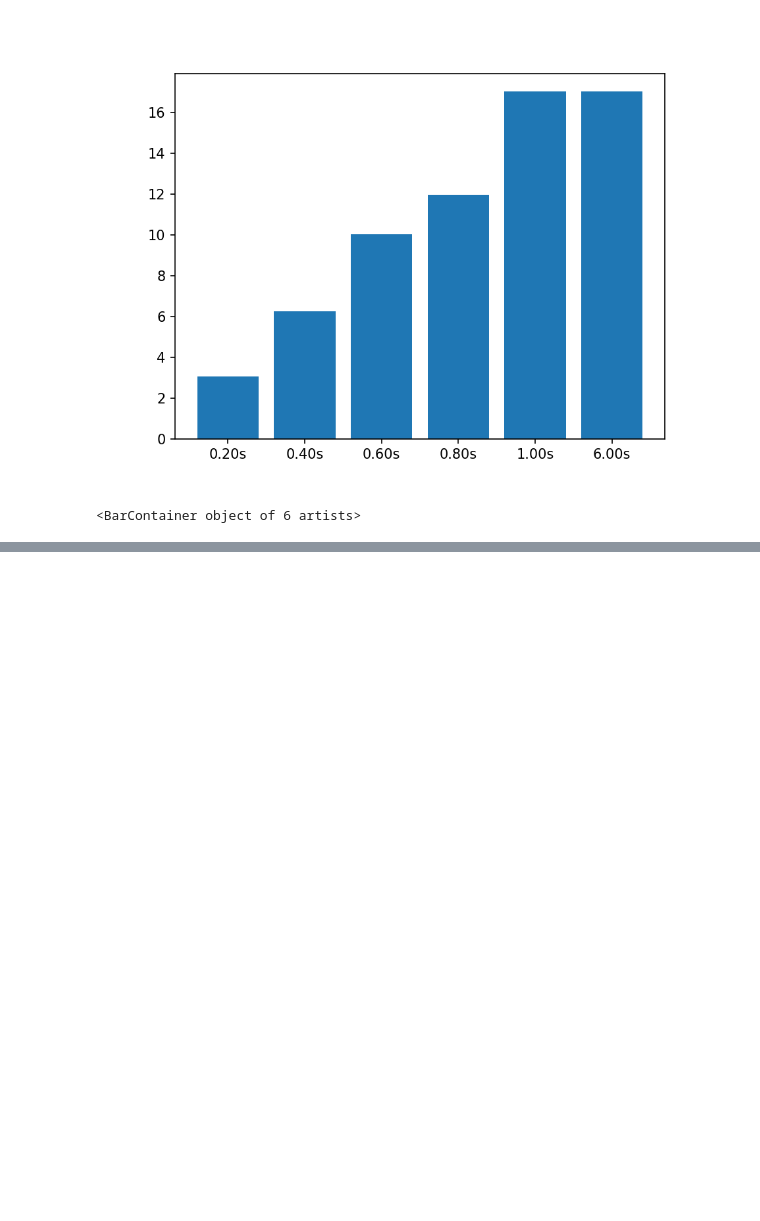
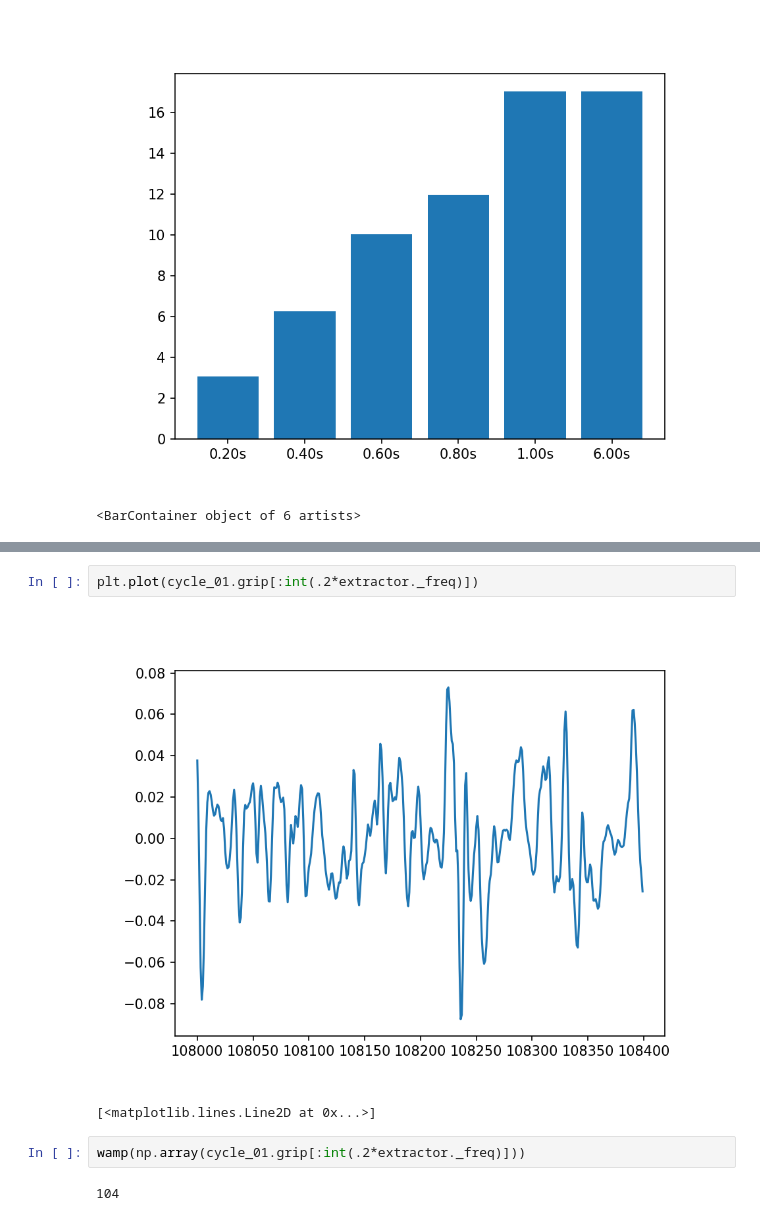
Before and after one commit to Beloin/TCCEMG, a Jupyter notebook: impl_tests/feature_extractor.ipynb, the cells around one changed output, grey strips where cells are left out. Drawn from its saved outputs; the diff is of its cells as text; blank space fills up the shorter version.

```diff
--- a/impl_tests/feature_extractor.ipynb
+++ b/impl_tests/feature_extractor.ipynb
@@ -217,0 +194,9 @@ plt.bar(names, data)
+# %%
+plt.plot(cycle_01.grip[:int(.2*extractor._freq)])
+# %% [output]
+[figure, added]
+[<matplotlib.lines.Line2D at 0x...>]
+# %%
+wamp(np.array(cycle_01.grip[:int(.2*extractor._freq)]))
+# %% [output]
+104
```
Also changed, not shown: parts of 16 cells of this notebook, 1 other file.
